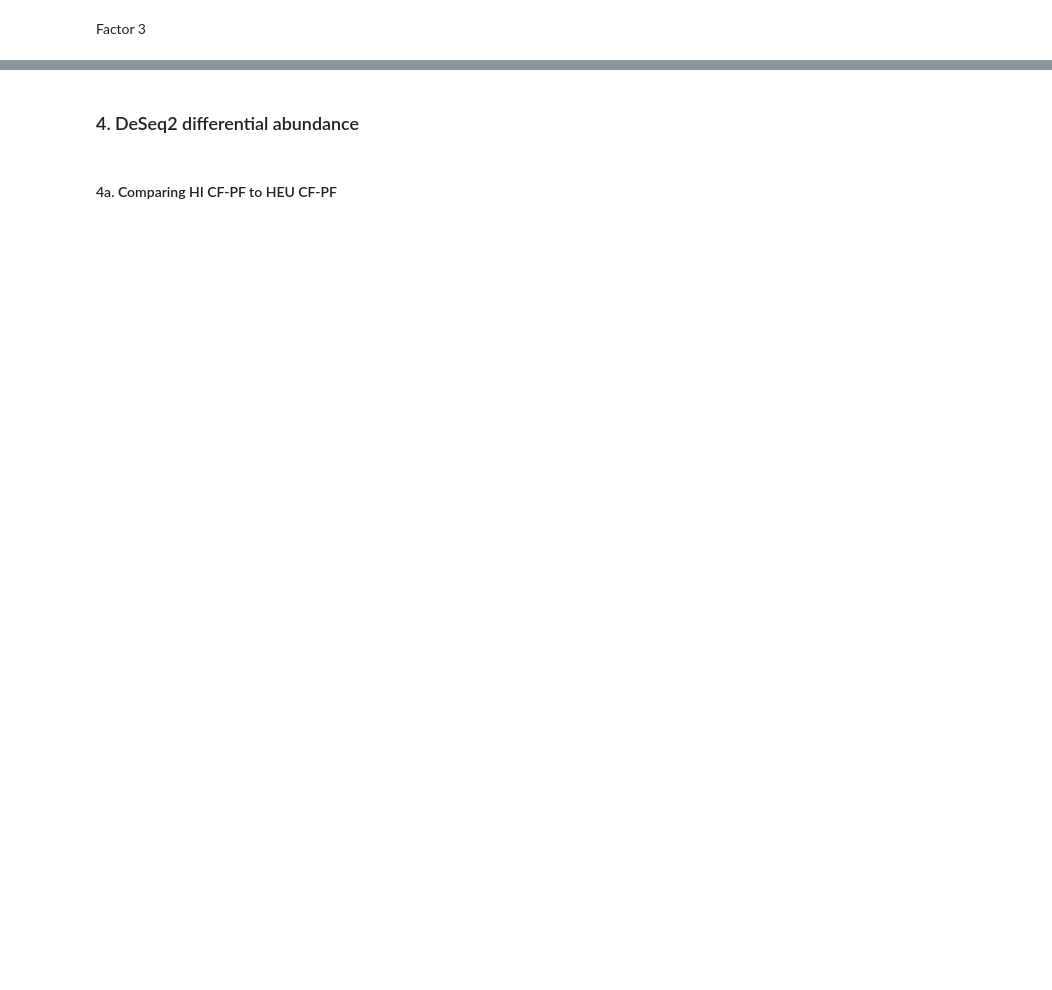
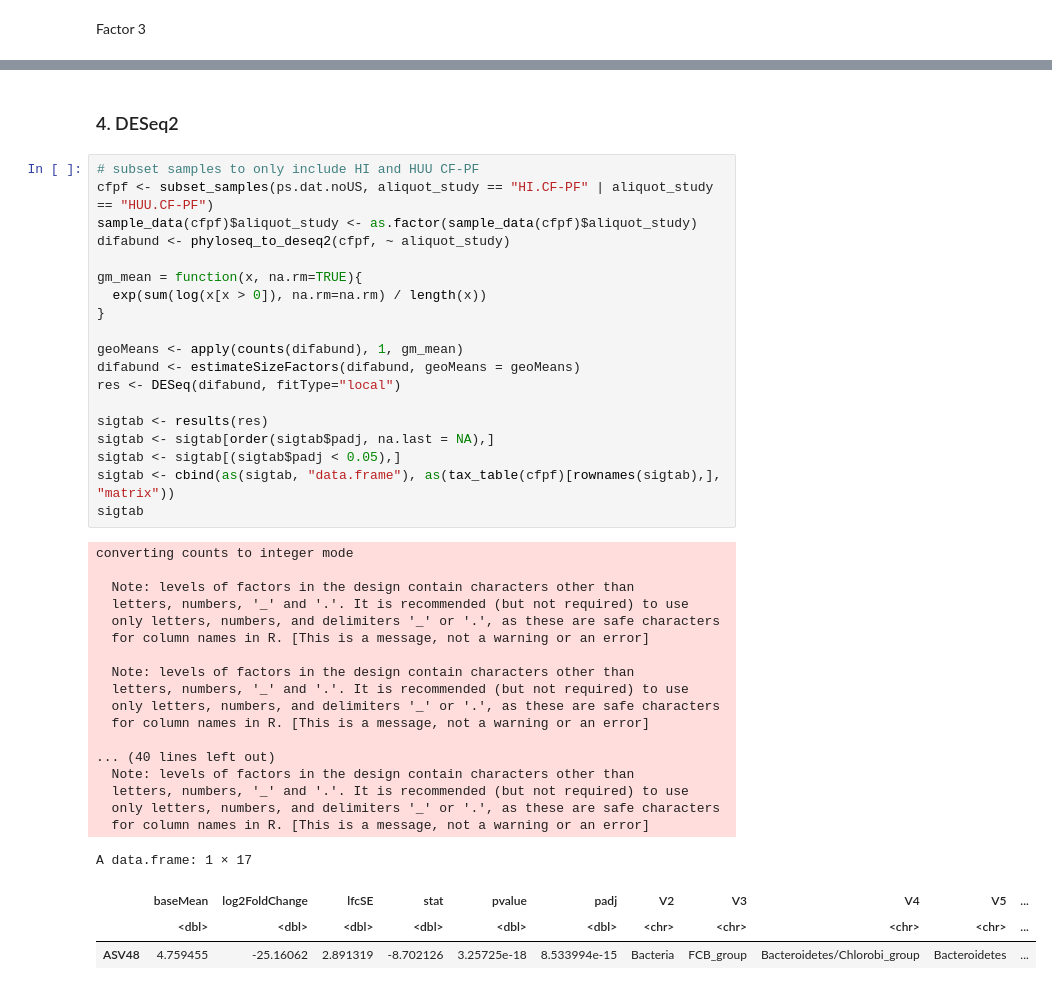
Before and after one commit to aemann01/domhain, a Jupyter notebook: 2022-HIV_oral_microbiome/04-differential_abundance/differential_abundance.ipynb, the cells around one changed output, grey strips where cells are left out. Saved outputs shown, nothing was run; the diff lists cells and outputs as text; blank space fills up the shorter version.

Commit message:
final diff abund file

```diff
--- a/2022-HIV_oral_microbiome/04-differential_abundance/differential_abundance.ipynb
+++ b/2022-HIV_oral_microbiome/04-differential_abundance/differential_abundance.ipynb
@@ -574,4 +572,43 @@ Warning message in wilcox.test.default(dat[dat$V1 == levels[row, col], ]$V2, dat
-# %% [markdown]
-### 4. DeSeq2 differential abundance
-# %% [markdown]
-#### 4a. Comparing HI CF-PF to HEU CF-PF
+# %% [markdown]
+### 4. DESeq2
+# %%
+# subset samples to only include HI and HUU CF-PF
+cfpf <- subset_samples(ps.dat.noUS, aliquot_study == "HI.CF-PF" | aliquot_study == "HUU.CF-PF")
+sample_data(cfpf)$aliquot_study <- as.factor(sample_data(cfpf)$aliquot_study)
+difabund <- phyloseq_to_deseq2(cfpf, ~ aliquot_study)
+
+gm_mean = function(x, na.rm=TRUE){
+  exp(sum(log(x[x > 0]), na.rm=na.rm) / length(x))
+}
+
+geoMeans <- apply(counts(difabund), 1, gm_mean)
+difabund <- estimateSizeFactors(difabund, geoMeans = geoMeans)
+res <- DESeq(difabund, fitType="local")
+
+sigtab <- results(res)
+sigtab <- sigtab[order(sigtab$padj, na.last = NA),]
+sigtab <- sigtab[(sigtab$padj < 0.05),]
+sigtab <- cbind(as(sigtab, "data.frame"), as(tax_table(cfpf)[rownames(sigtab),], "matrix"))
+sigtab
+# %% [output]
+converting counts to integer mode
+
+  Note: levels of factors in the design contain characters other than
+  letters, numbers, '_' and '.'. It is recommended (but not required) to use
+  only letters, numbers, and delimiters '_' or '.', as these are safe characters
+  for column names in R. [This is a message, not a warning or an error]
+
+  Note: levels of factors in the design contain characters other than
+  letters, numbers, '_' and '.'. It is recommended (but not required) to use
+  only letters, numbers, and delimiters '_' or '.', as these are safe characters
+  for column names in R. [This is a message, not a warning or an error]
+
+... (40 lines left out)
+  Note: levels of factors in the design contain characters other than
+  letters, numbers, '_' and '.'. It is recommended (but not required) to use
+  only letters, numbers, and delimiters '_' or '.', as these are safe characters
+  for column names in R. [This is a message, not a warning or an error]
+A data.frame: 1 × 17
+|  | baseMean | log2FoldChange | lfcSE | stat | pvalue | padj | V2 | V3 | V4 | V5 | ... |
+|  | <dbl> | <dbl> | <dbl> | <dbl> | <dbl> | <dbl> | <chr> | <chr> | <chr> | <chr> | ... |
+| ASV48 | 4.759455 | -25.16062 | 2.891319 | -8.702126 | 3.25725e-18 | 8.533994e-15 | Bacteria | FCB_group | Bacteroidetes/Chlorobi_group | Bacteroidetes | ... |
```
Also changed, not shown: parts of 15 cells of this notebook.
